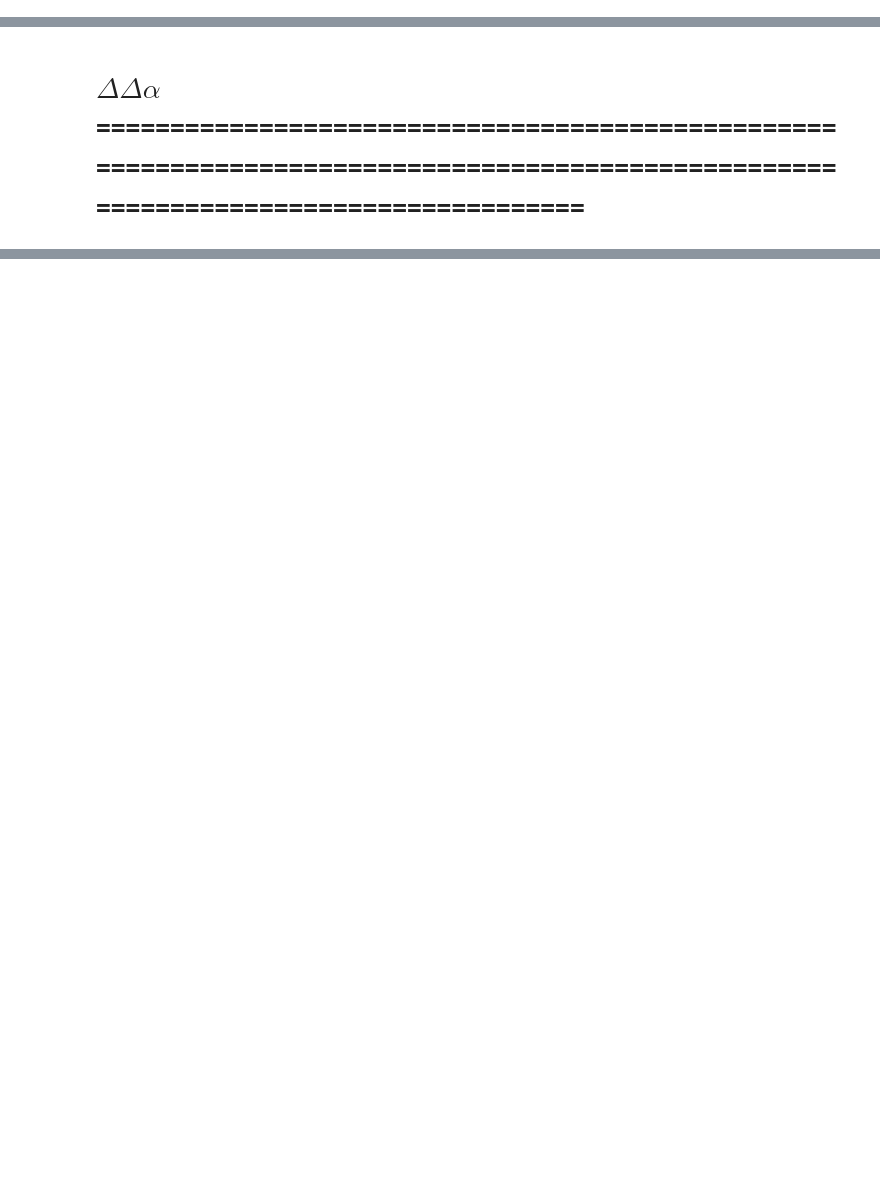
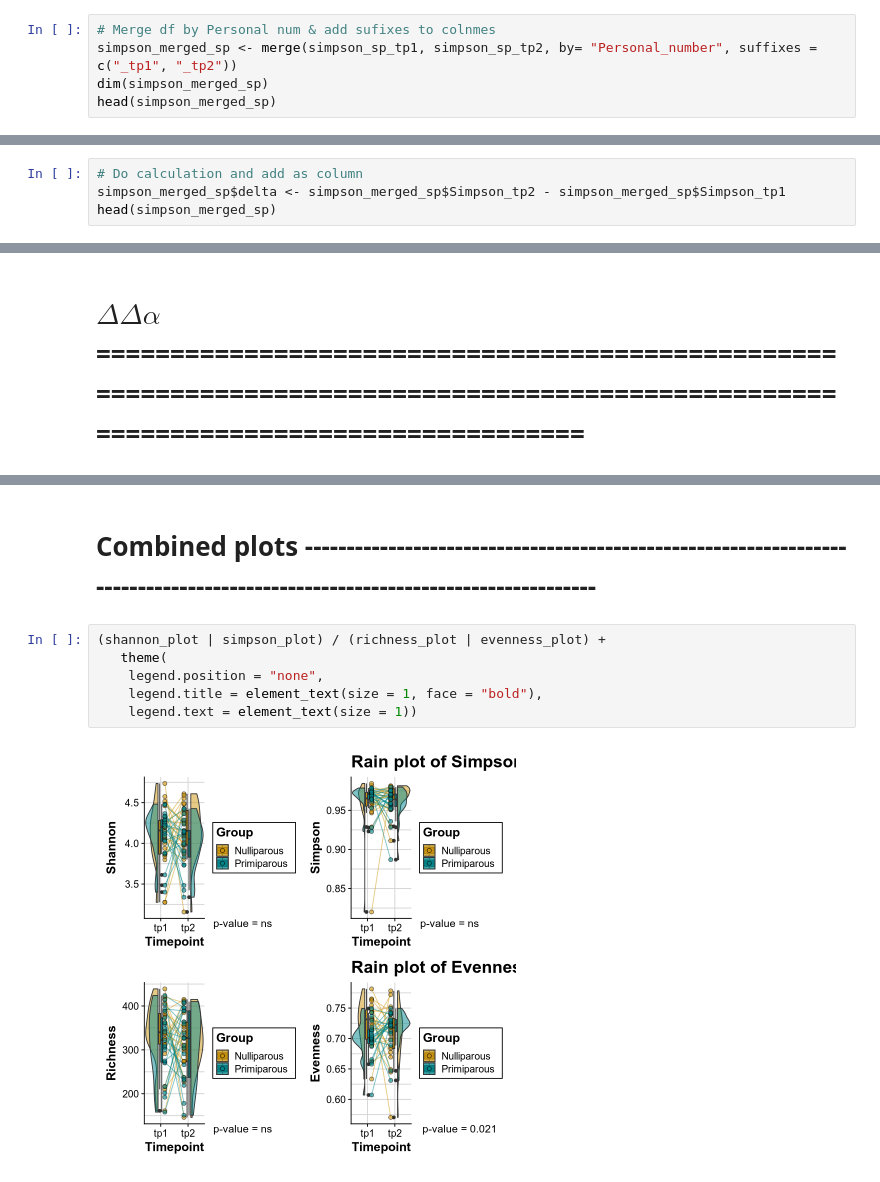
Before and after one commit to bm-nowak/Consecutive_pregnancy_project, a Jupyter notebook: delta_alpha_diversity.ipynb, the cells around one changed output, grey strips where cells are left out. Drawn from its saved outputs; the diff is of its cells as text; blank space fills up the shorter version.

```diff
--- a/delta_alpha_diversity.ipynb
+++ b/delta_alpha_diversity.ipynb
@@ -1400,0 +1489,5 @@ head(simpson_merged_fp)
+# %%
+# Merge df by Personal num & add sufixes to colnmes
+simpson_merged_sp <- merge(simpson_sp_tp1, simpson_sp_tp2, by= "Personal_number", suffixes = c("_tp1", "_tp2"))
+dim(simpson_merged_sp)
+head(simpson_merged_sp)
@@ -1400,0 +1505,4 @@ head(simpson_merged_fp)
+# %%
+# Do calculation and add as column
+simpson_merged_sp$delta <- simpson_merged_sp$Simpson_tp2 - simpson_merged_sp$Simpson_tp1
+head(simpson_merged_sp)
@@ -1404,0 +1712,10 @@ t.test(Pair(Nulliparous_delta, Primiparous_delta) ~ 1,data = even_wide_delta)
+# %% [markdown]
+# Combined plots -----------------------------------------------------------------------------------------------------------------------------
+# %%
+(shannon_plot | simpson_plot) / (richness_plot | evenness_plot) +
+   theme(
+    legend.position = "none",
+    legend.title = element_text(size = 1, face = "bold"),
+    legend.text = element_text(size = 1))
+# %% [output]
+[figure, added]
```
Also changed, not shown: parts of 37 cells of this notebook, 18 other files.
